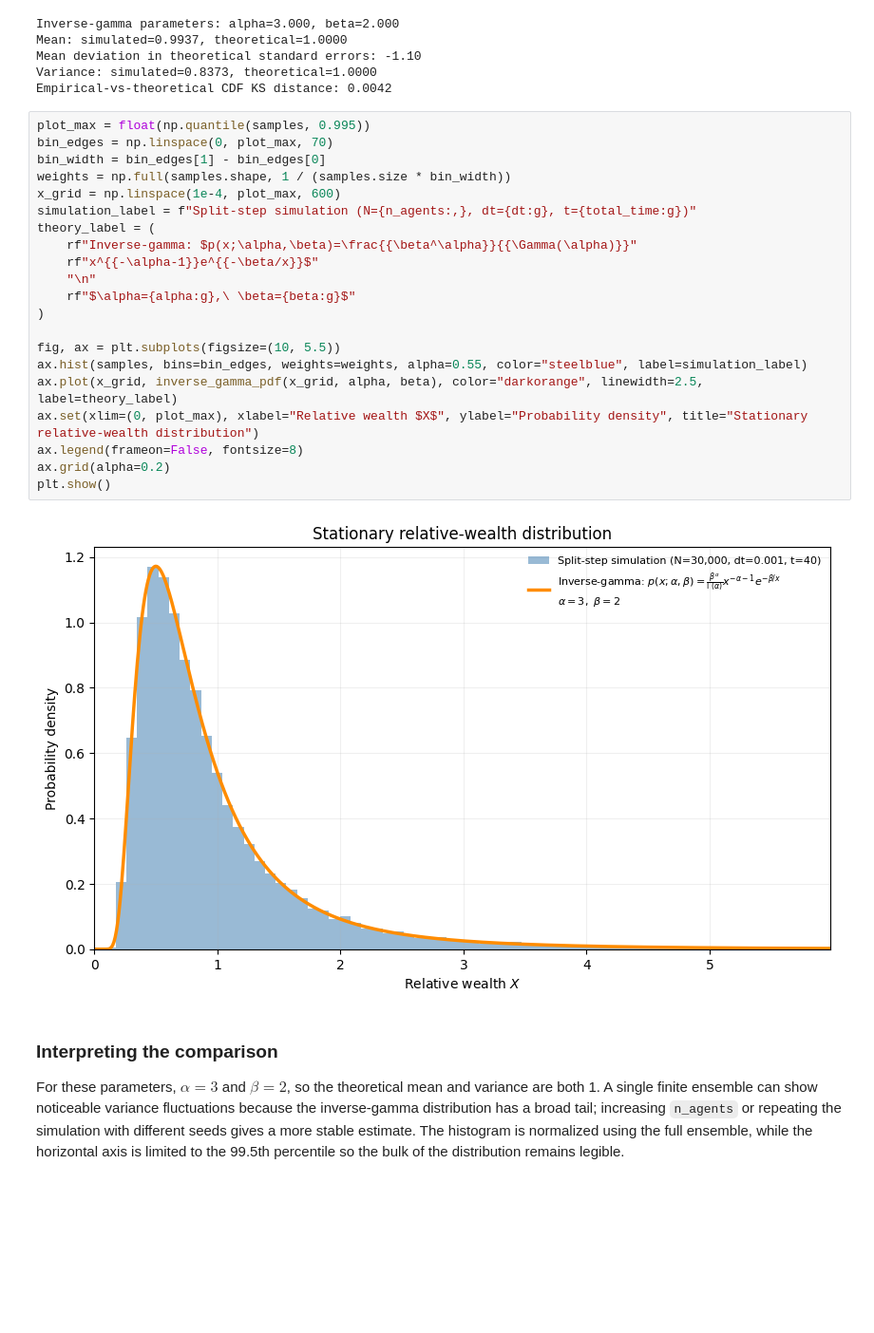
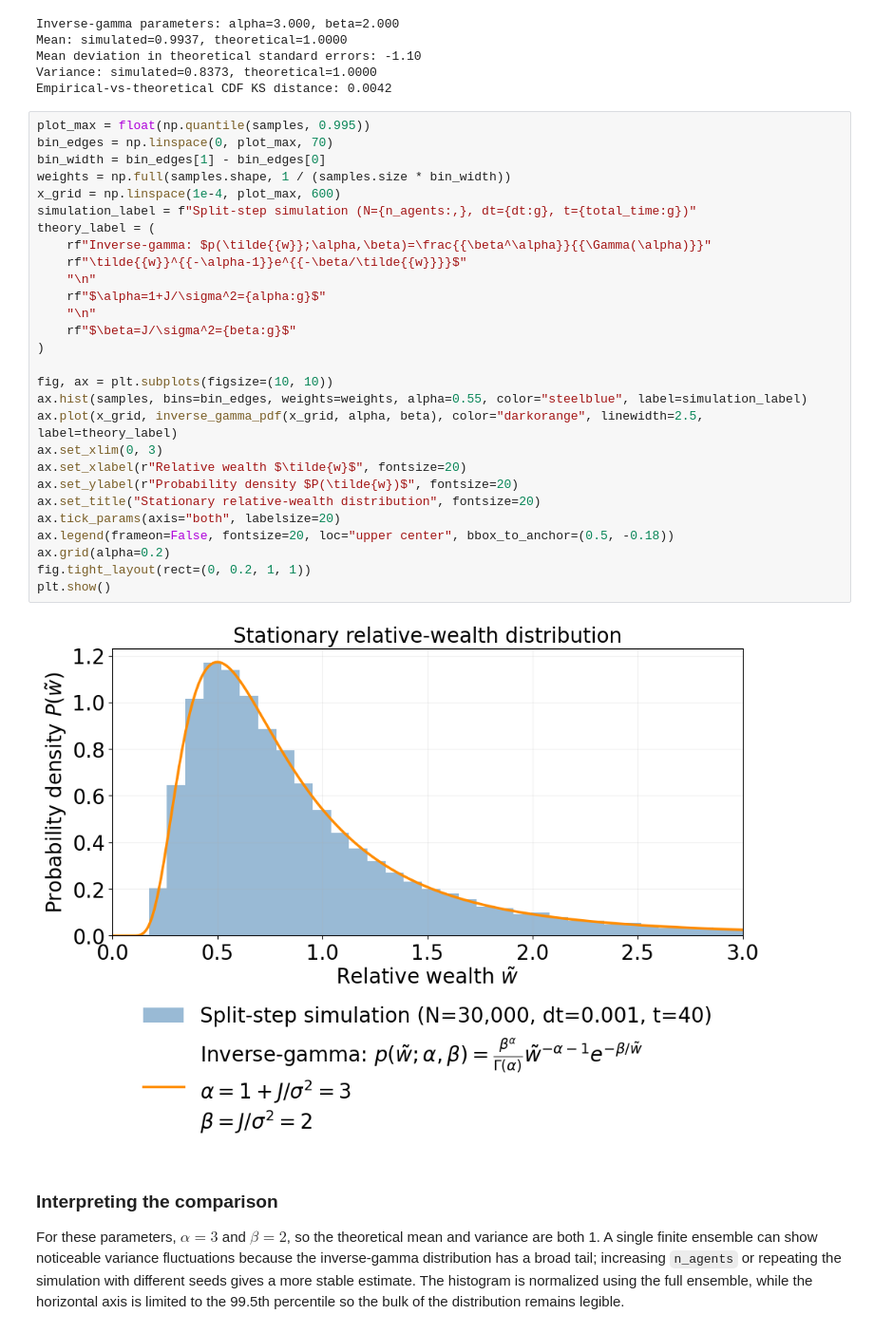
Before and after one commit to giacomells/Statistical-Mechanics-of-Money, a Jupyter notebook: StochasticProcess.ipynb, the cells around one changed output. Shown at 95% size. Drawn from its saved outputs; the diff is of its cells as text; blank space fills up the shorter version.

```diff
--- a/StochasticProcess.ipynb
+++ b/StochasticProcess.ipynb
@@ -111,26 +111,33 @@ Empirical-vs-theoretical CDF KS distance: 0.0042
 # %%
 plot_max = float(np.quantile(samples, 0.995))
 bin_edges = np.linspace(0, plot_max, 70)
 bin_width = bin_edges[1] - bin_edges[0]
 weights = np.full(samples.shape, 1 / (samples.size * bin_width))
 x_grid = np.linspace(1e-4, plot_max, 600)
 simulation_label = f"Split-step simulation (N={n_agents:,}, dt={dt:g}, t={total_time:g})"
 theory_label = (
-    rf"Inverse-gamma: $p(x;\alpha,\beta)=\frac{{\beta^\alpha}}{{\Gamma(\alpha)}}"
-    rf"x^{{-\alpha-1}}e^{{-\beta/x}}$"
+    rf"Inverse-gamma: $p(\tilde{{w}};\alpha,\beta)=\frac{{\beta^\alpha}}{{\Gamma(\alpha)}}"
+    rf"\tilde{{w}}^{{-\alpha-1}}e^{{-\beta/\tilde{{w}}}}$"
     "\n"
-    rf"$\alpha={alpha:g},\ \beta={beta:g}$"
+    rf"$\alpha=1+J/\sigma^2={alpha:g}$"
+    "\n"
+    rf"$\beta=J/\sigma^2={beta:g}$"
 )
 
-fig, ax = plt.subplots(figsize=(10, 5.5))
+fig, ax = plt.subplots(figsize=(10, 10))
 ax.hist(samples, bins=bin_edges, weights=weights, alpha=0.55, color="steelblue", label=simulation_label)
 ax.plot(x_grid, inverse_gamma_pdf(x_grid, alpha, beta), color="darkorange", linewidth=2.5, label=theory_label)
-ax.set(xlim=(0, plot_max), xlabel="Relative wealth $X$", ylabel="Probability density", title="Stationary relative-wealth distribution")
-ax.legend(frameon=False, fontsize=8)
+ax.set_xlim(0, 3)
+ax.set_xlabel(r"Relative wealth $\tilde{w}$", fontsize=20)
+ax.set_ylabel(r"Probability density $P(\tilde{w})$", fontsize=20)
+ax.set_title("Stationary relative-wealth distribution", fontsize=20)
+ax.tick_params(axis="both", labelsize=20)
+ax.legend(frameon=False, fontsize=20, loc="upper center", bbox_to_anchor=(0.5, -0.18))
 ax.grid(alpha=0.2)
+fig.tight_layout(rect=(0, 0.2, 1, 1))
 plt.show()
 # %% [output]
-[figure, old version]
+[figure, new version]
 # %% [markdown]
 ### Interpreting the comparison
 
```
Also changed, not shown: parts of 2 cells of this notebook, 9 other files.
